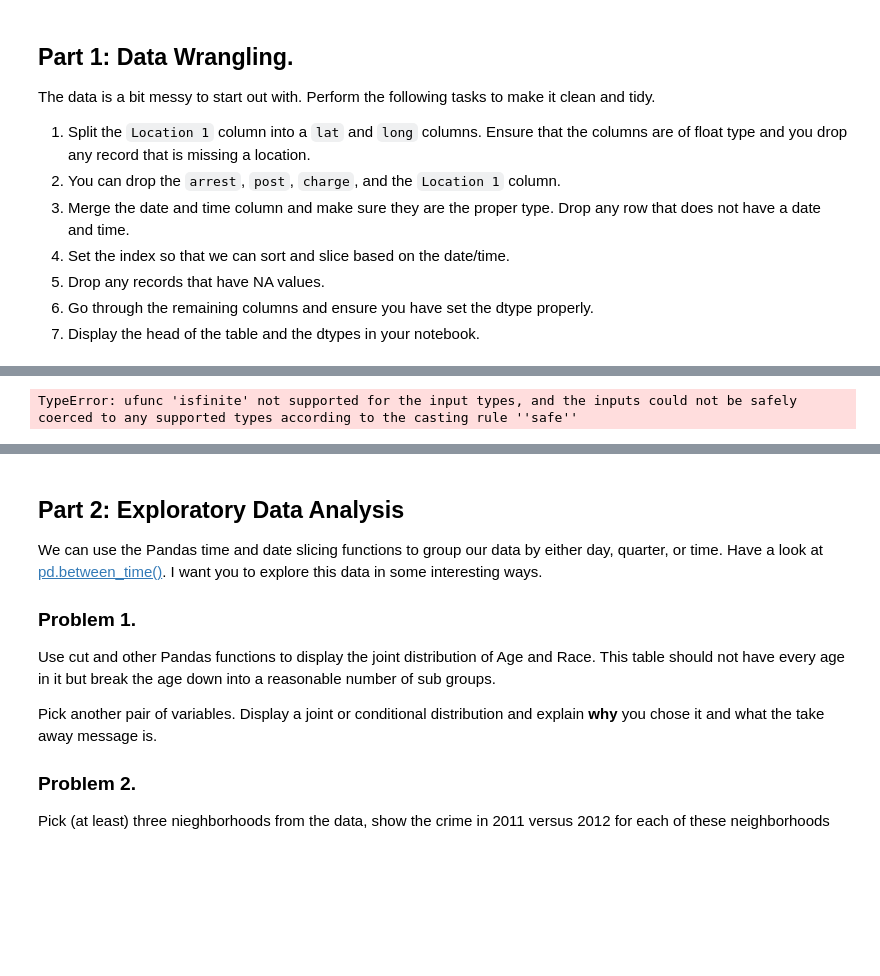
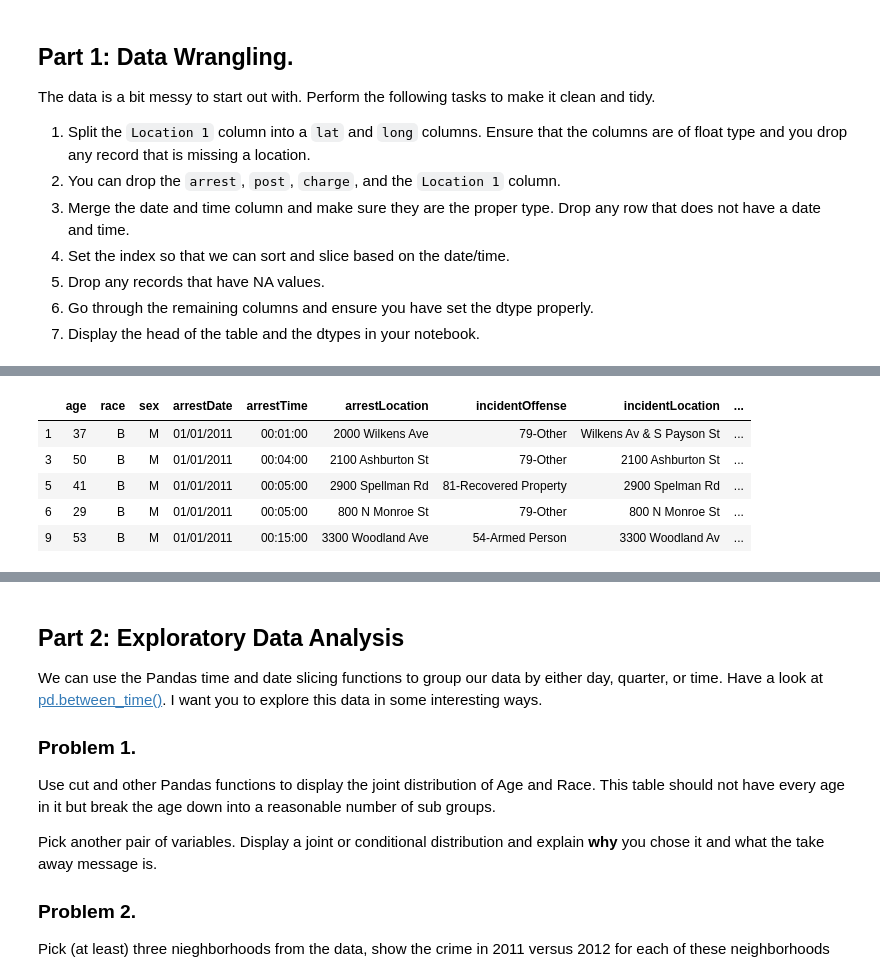
Before and after one commit to thegerrit/data_science, a Jupyter notebook: project3/Project3.ipynb, the cells around one changed output, grey strips where cells are left out. Drawn from its saved outputs; the diff is of its cells as text; code cells hidden in the pictures; blank space fills up the shorter version.

```diff
--- a/project3/Project3.ipynb
+++ b/project3/Project3.ipynb
@@ -42,26 +52,30 @@ The data is a bit messy to start out with.  Perform the following tasks to make
 # %%
 #Read in dataframe
 raw_df = pd.read_csv("./BPD_Arrests.csv")
 
 #drop NaN location values
-# raw_df = raw_df[np.isfinite(raw_df['Location 1'])]
+raw_df.dropna(axis = 0, inplace = True)
 
 #define function to return latitude (first value)
 def get_lat(lat_long):
     temp_array = re.split(" ", str(lat_long))
     return float(re.sub(r"\(|\,", "", temp_array[0]))
+
 #define function to get longitute (second value)
 def get_long(lat_long):
-    print(lat_long)
     temp_array = re.split(" ", str(lat_long))
-    print(temp_array)
     return float(re.sub(r"\)", "", temp_array[1]))
 
-# raw_df["Latitude"] = raw_df["Location 1"].apply(get_lat)
-# raw_df["Longitude"] = raw_df["Location 1"].apply(get_long)
-# raw_df["Location 1"]
-# raw_df.head()
-# re.split(" " , "37.3, 23.8")
-raw_df[np.isfinite(raw_df['Location 1'])]
+# make colums for latitude and longitude
+raw_df["Latitude"] = raw_df["Location 1"].apply(get_lat)
+raw_df["Longitude"] = raw_df["Location 1"].apply(get_long)
+
+# Drop the arrest, post, charge, and the Location 1 column
+raw_df.drop(axis = 1, columns = ["arrest", "post", "charge", "Location 1"], inplace = True)
 # %% [output]
-TypeError: ufunc 'isfinite' not supported for the input types, and the inputs could not be safely coerced to any supported types according to the casting rule ''safe''
+|  | age | race | sex | arrestDate | arrestTime | arrestLocation | incidentOffense | incidentLocation | ... |
+| 1 | 37 | B | M | 01/01/2011 | 00:01:00 | 2000 Wilkens Ave | 79-Other | Wilkens Av & S Payson St | ... |
+| 3 | 50 | B | M | 01/01/2011 | 00:04:00 | 2100 Ashburton St | 79-Other | 2100 Ashburton St | ... |
+| 5 | 41 | B | M | 01/01/2011 | 00:05:00 | 2900 Spellman Rd | 81-Recovered Property | 2900 Spelman Rd | ... |
+| 6 | 29 | B | M | 01/01/2011 | 00:05:00 | 800 N Monroe St | 79-Other | 800 N Monroe St | ... |
+| 9 | 53 | B | M | 01/01/2011 | 00:15:00 | 3300 Woodland Ave | 54-Armed Person | 3300 Woodland Av | ... |
```
Also changed, not shown: parts of 10 cells of this notebook.
